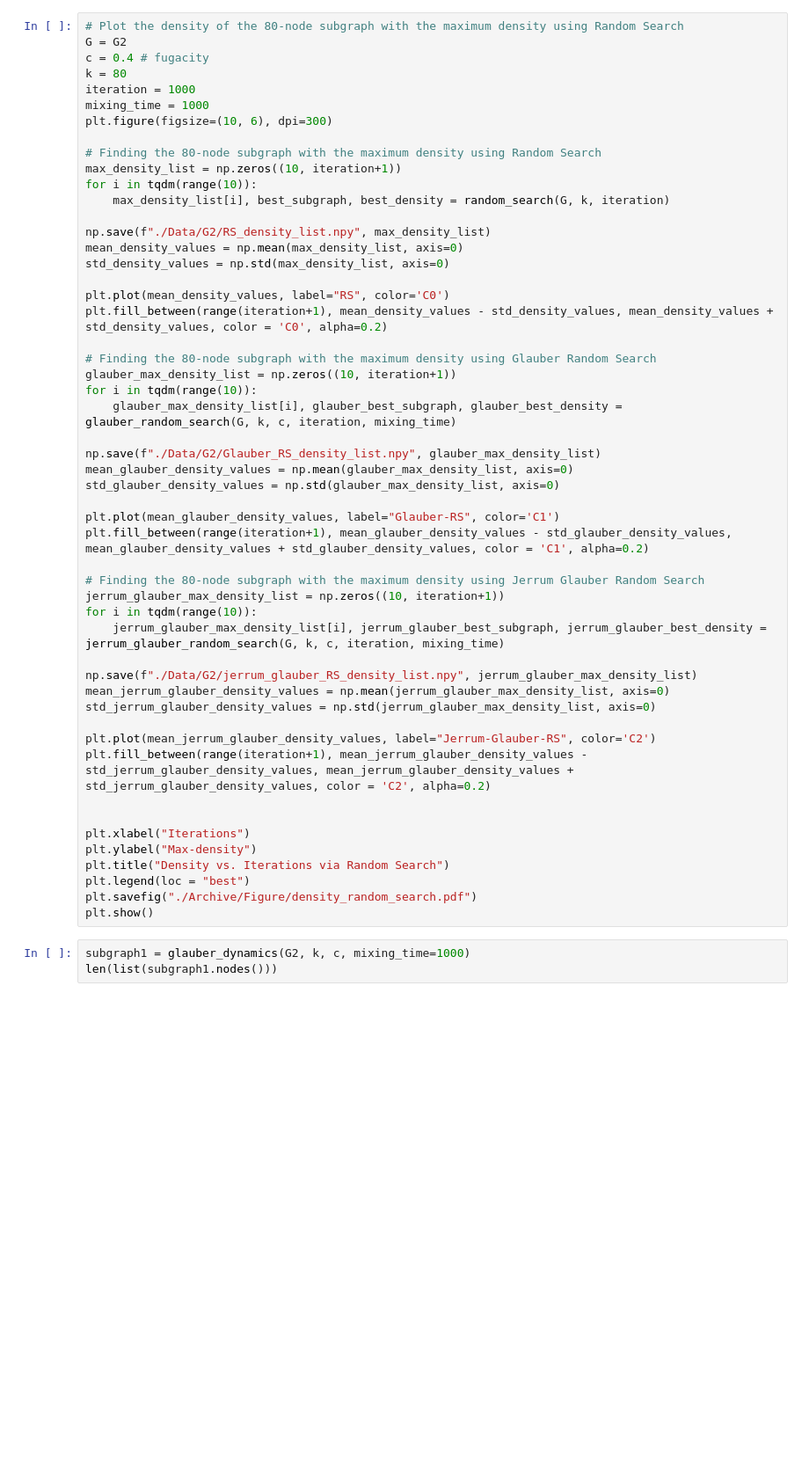
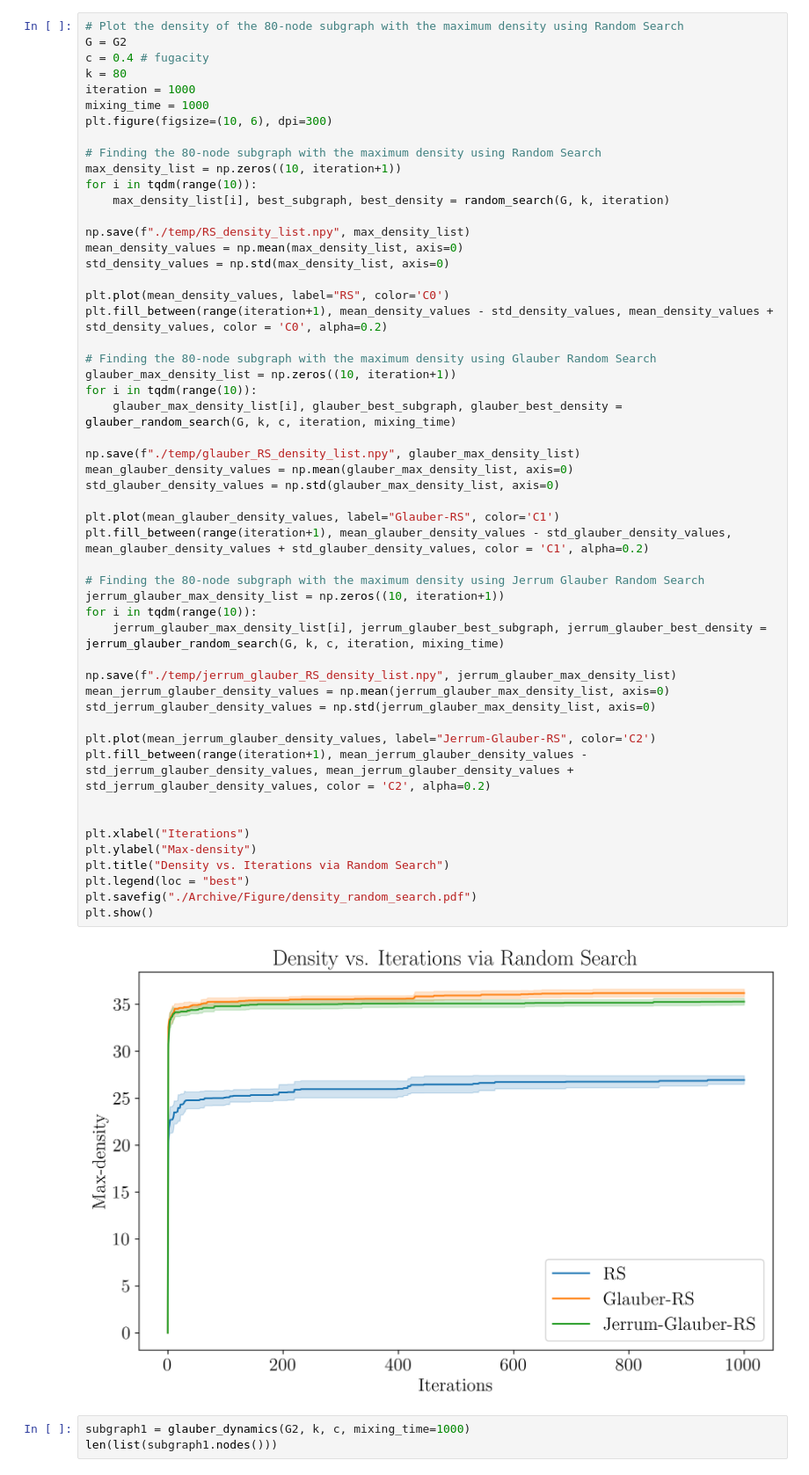
Before and after one commit to Qubit-Fernand/GBS-MCMC, a Jupyter notebook: G2_density.ipynb, the cells around one changed output. Shown: that part at 88% size. Cells and saved outputs as stored; diff of their text form; blank space fills up the shorter version.

```diff
--- a/G2_density.ipynb
+++ b/G2_density.ipynb
@@ -59,7 +59,7 @@ max_density_list = np.zeros((10, iteration+1))
 for i in tqdm(range(10)):
     max_density_list[i], best_subgraph, best_density = random_search(G, k, iteration)
 
-np.save(f"./Data/G2/RS_density_list.npy", max_density_list)
+np.save(f"./temp/RS_density_list.npy", max_density_list)
 mean_density_values = np.mean(max_density_list, axis=0)
 std_density_values = np.std(max_density_list, axis=0)
 
@@ -68,35 +68,37 @@ plt.fill_between(range(iteration+1), mean_density_values - std_density_values, m
 
 # Finding the 80-node subgraph with the maximum density using Glauber Random Search
 glauber_max_density_list = np.zeros((10, iteration+1))
 for i in tqdm(range(10)):
     glauber_max_density_list[i], glauber_best_subgraph, glauber_best_density = glauber_random_search(G, k, c, iteration, mixing_time)
 
-np.save(f"./Data/G2/Glauber_RS_density_list.npy", glauber_max_density_list)
+np.save(f"./temp/glauber_RS_density_list.npy", glauber_max_density_list)
 mean_glauber_density_values = np.mean(glauber_max_density_list, axis=0)
 std_glauber_density_values = np.std(glauber_max_density_list, axis=0)
 
 plt.plot(mean_glauber_density_values, label="Glauber-RS", color='C1')
 plt.fill_between(range(iteration+1), mean_glauber_density_values - std_glauber_density_values, mean_glauber_density_values + std_glauber_density_values, color = 'C1', alpha=0.2)
 
 # Finding the 80-node subgraph with the maximum density using Jerrum Glauber Random Search
 jerrum_glauber_max_density_list = np.zeros((10, iteration+1))
 for i in tqdm(range(10)):
     jerrum_glauber_max_density_list[i], jerrum_glauber_best_subgraph, jerrum_glauber_best_density = jerrum_glauber_random_search(G, k, c, iteration, mixing_time)
 
-np.save(f"./Data/G2/jerrum_glauber_RS_density_list.npy", jerrum_glauber_max_density_list)
+np.save(f"./temp/jerrum_glauber_RS_density_list.npy", jerrum_glauber_max_density_list)
 mean_jerrum_glauber_density_values = np.mean(jerrum_glauber_max_density_list, axis=0)
 std_jerrum_glauber_density_values = np.std(jerrum_glauber_max_density_list, axis=0)
 
 plt.plot(mean_jerrum_glauber_density_values, label="Jerrum-Glauber-RS", color='C2')
 plt.fill_between(range(iteration+1), mean_jerrum_glauber_density_values - std_jerrum_glauber_density_values, mean_jerrum_glauber_density_values + std_jerrum_glauber_density_values, color = 'C2', alpha=0.2)
 
 
 plt.xlabel("Iterations")
 plt.ylabel("Max-density")
 plt.title("Density vs. Iterations via Random Search")
 plt.legend(loc = "best")
 plt.savefig("./Archive/Figure/density_random_search.pdf")
 plt.show()
+# %% [output]
+[figure, added]
 # %%
 subgraph1 = glauber_dynamics(G2, k, c, mixing_time=1000)
 len(list(subgraph1.nodes()))
```
Also changed, not shown: parts of 2 cells of this notebook, 13 other files.
